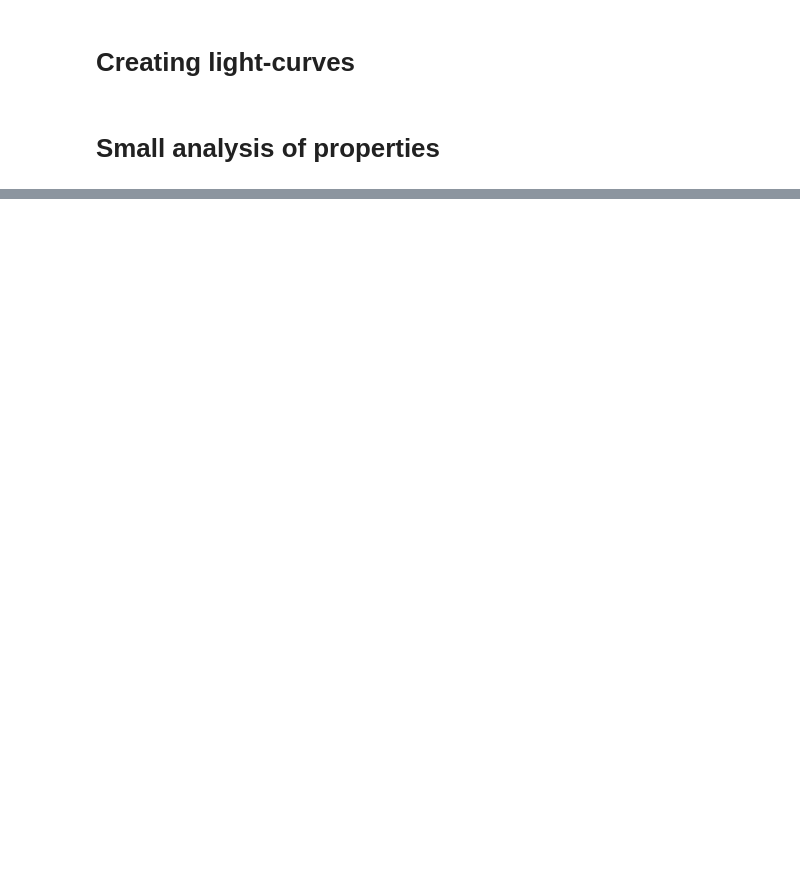
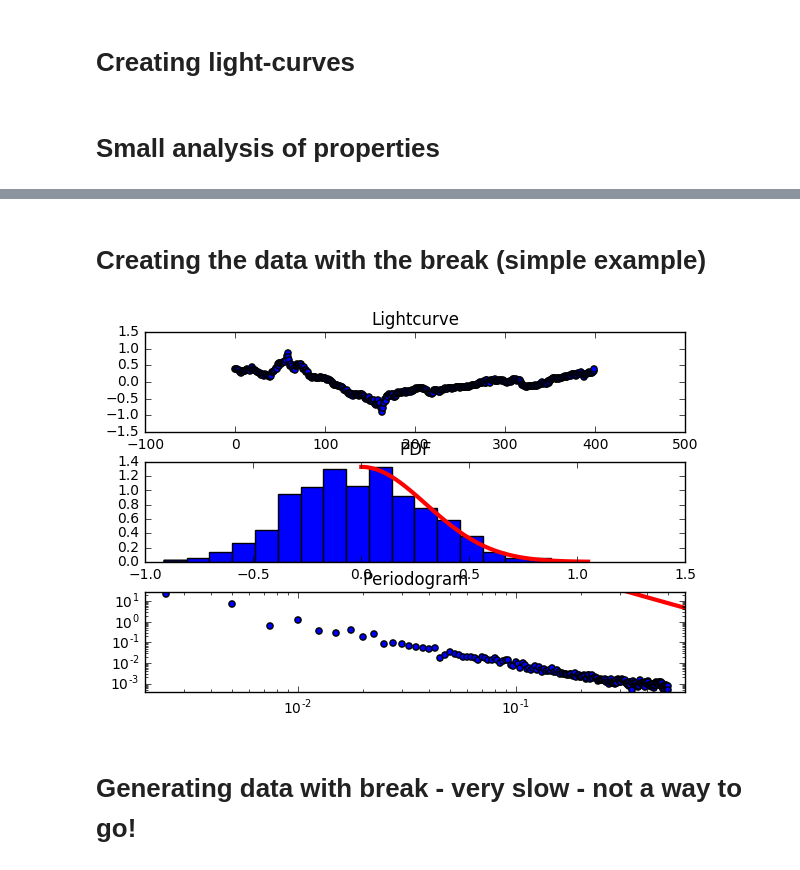
Before and after one commit to nevencaplar/Variability, a Jupyter notebook: Generating Light_Curves.ipynb, the cells around one changed output, grey strips where cells are left out. Drawn from its saved outputs; the diff is of its cells as text; code cells hidden in the pictures; blank space fills up the shorter version.

Commit message:
Added LC creation with breaks in PSD and parallell

```diff
--- a/Generating Light_Curves.ipynb
+++ b/Generating Light_Curves.ipynb
@@ -114,0 +101,2 @@ Fraction of objects which have at least once been in upper half of MS in second
+# %% [markdown]
+# Creating the data with the break (simple example)
@@ -114,0 +107,8 @@ Fraction of objects which have at least once been in upper half of MS in second
+# %%
+delc = Simulate_DE_Lightcurve(BendingPL, (1.0,(10**-4),3,0,0.1),scipy.stats.norm,(0, 0.3),LClength=400)
+# %%
+delc.Plot_Stats()
+# %% [output]
+[figure, added]
+# %% [markdown]
+# Generating data with break - very slow - not a way to go!
```
Also changed, not shown: parts of 26 cells of this notebook.
